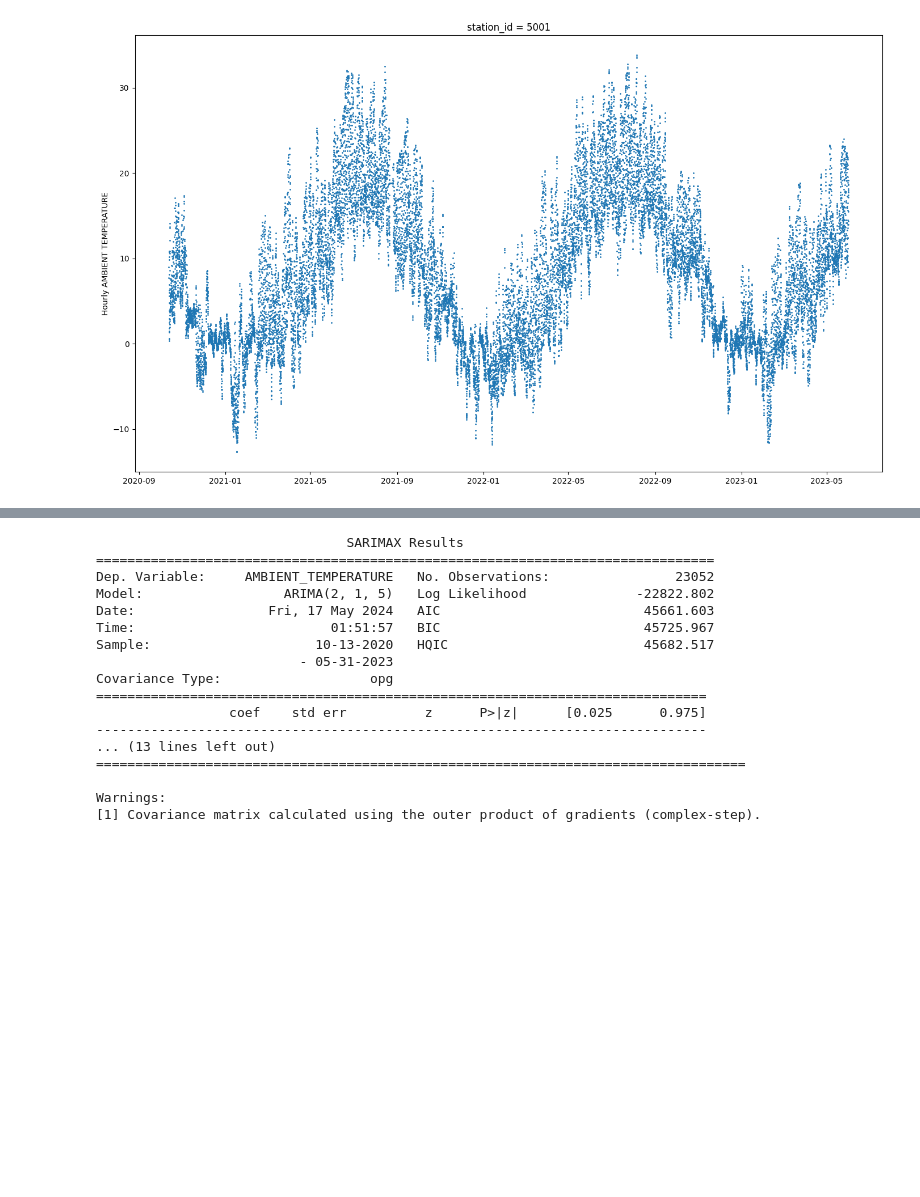
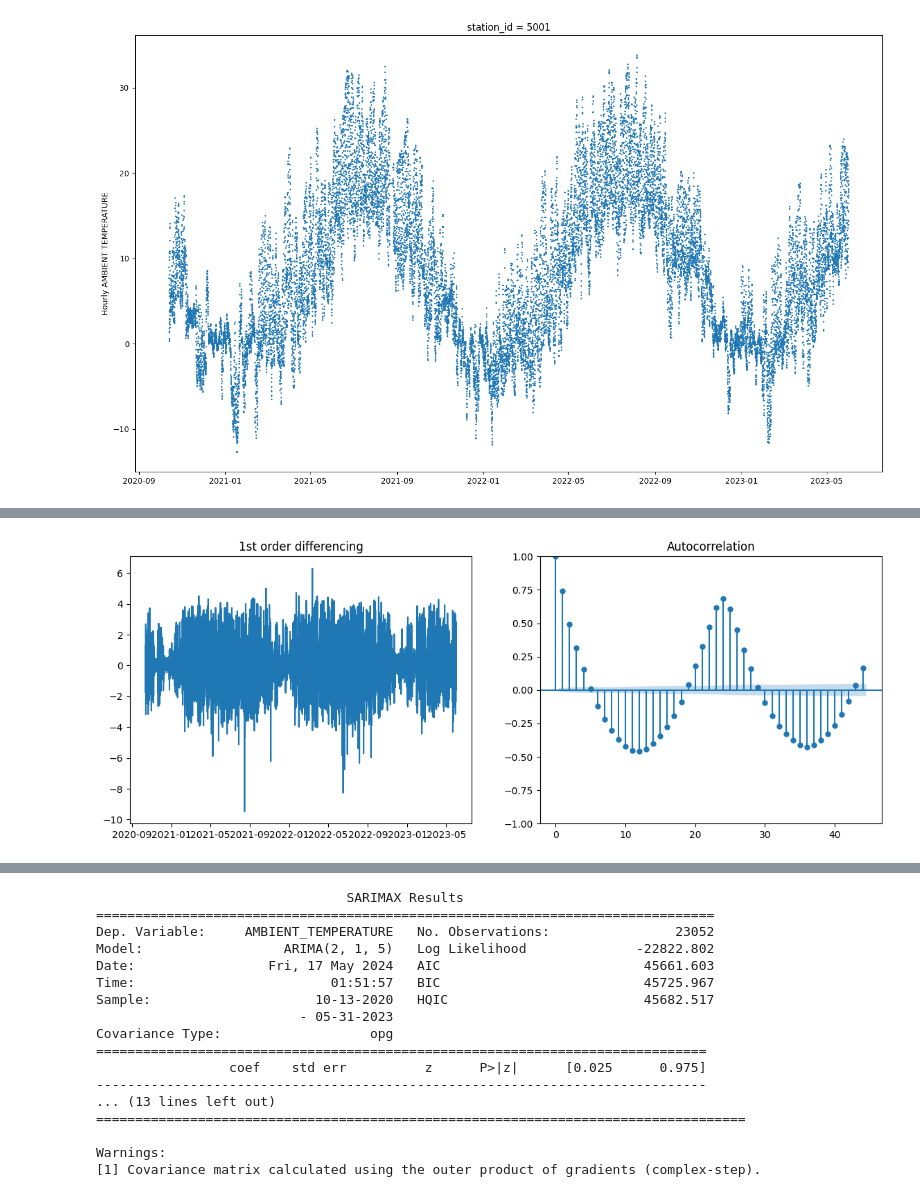
Before and after one commit to bregina98/Local-prediction-of-weather-parameters-based-on-historical-data, a Jupyter notebook: ambient_temperature.ipynb, the cells around one changed output, grey strips where cells are left out. Drawn from its saved outputs; the diff is of its cells as text; code cells hidden in the pictures; blank space fills up the shorter version.

```diff
--- a/ambient_temperature.ipynb
+++ b/ambient_temperature.ipynb
@@ -113,0 +124,13 @@ plt.show()
+# %%
+# first differencing and ACF
+
+f = plt.figure(figsize=(14, 5))
+ax1 = f.add_subplot(121)
+ax1.set_title('1st order differencing')
+ax1.plot(temperature_hourly['AMBIENT_TEMPERATURE'].diff())
+
+ax2 = f.add_subplot(122)
+plot_acf(temperature_hourly['AMBIENT_TEMPERATURE'].diff().dropna(), ax=ax2)
+plt.show()
+# %% [output]
+[figure, added]
```
Also changed, not shown: parts of 10 cells of this notebook.
